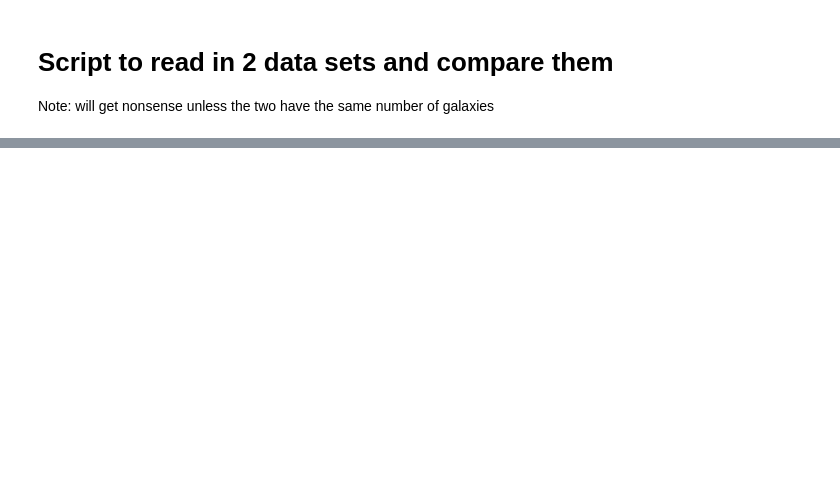
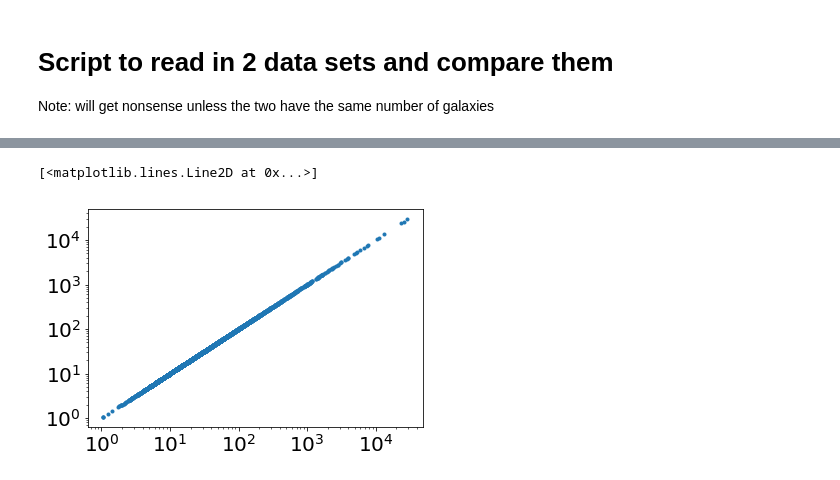
Before and after one commit to LGalaxiesPublicRelease/LGalaxies_PublicRepository, a Jupyter notebook: AuxCode/Python/HDF5/CompareCooling.ipynb, the cells around one changed output, grey strips where cells are left out. Saved outputs shown, nothing was run; the diff lists cells and outputs as text; code cells hidden in the pictures; blank space fills up the shorter version.

```diff
--- a/AuxCode/Python/HDF5/CompareCooling.ipynb
+++ b/AuxCode/Python/HDF5/CompareCooling.ipynb
@@ -132,0 +140,5 @@ max(Prop1-Prop2)
+# %%
+plt.loglog(Mvir1,Mvir2,'.')
+# %% [output]
+[<matplotlib.lines.Line2D at 0x...>]
+[figure, added]
```
Also changed, not shown: parts of 6 cells of this notebook, 12 other files.
